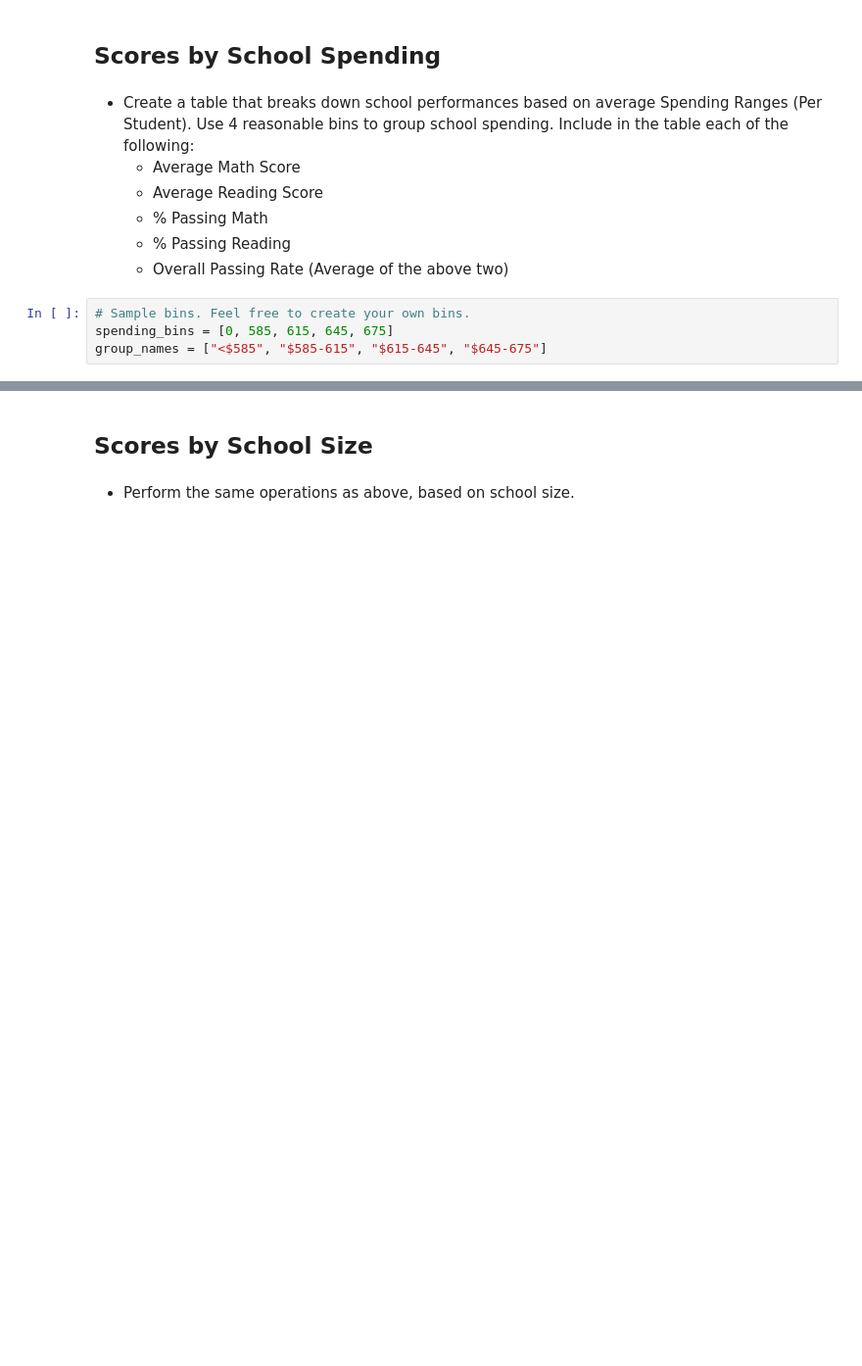
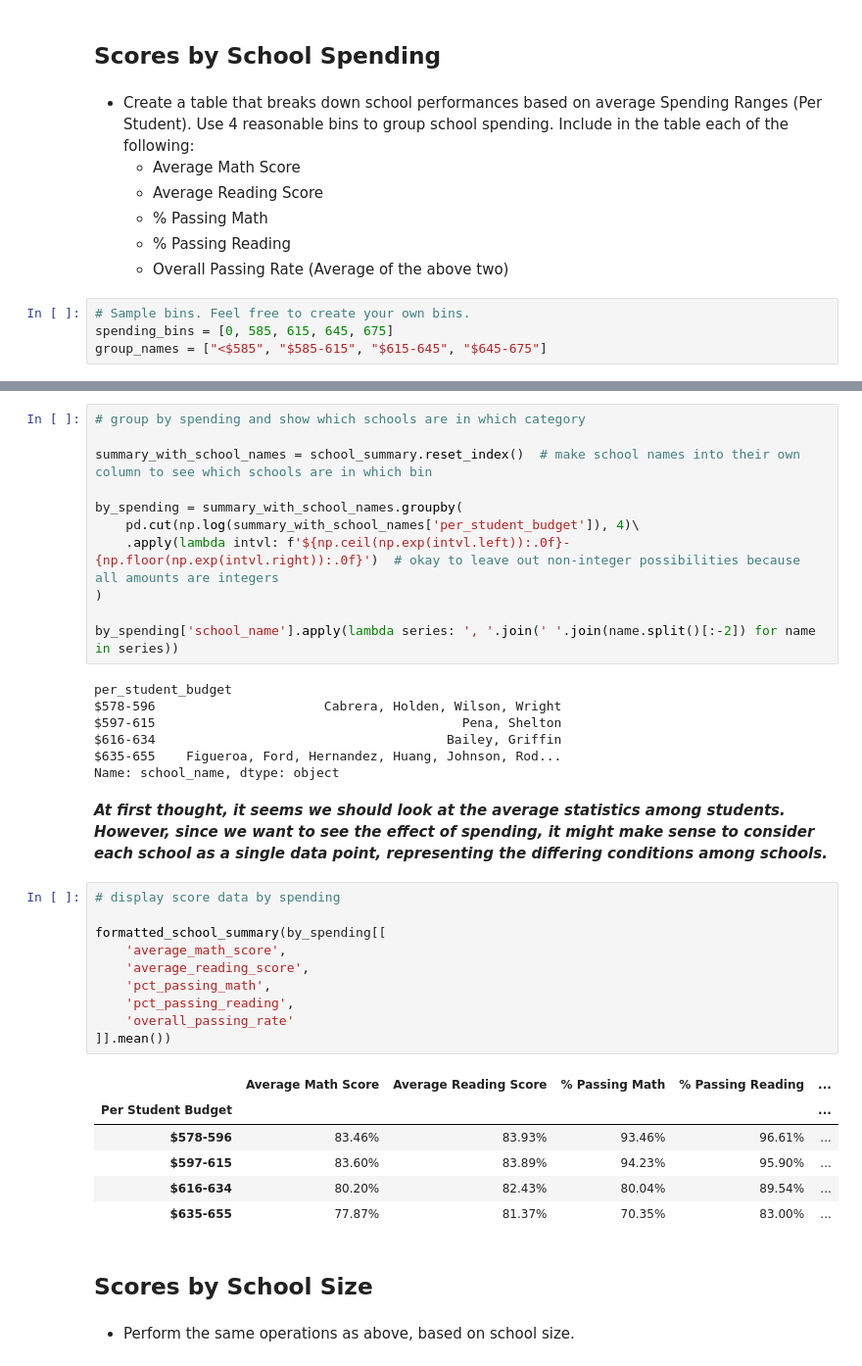
Before and after one commit to eanord4/pandas-challenge, a Jupyter notebook: PyCitySchools/PyCitySchools_EAN.ipynb, the cells around one changed output, grey strips where cells are left out. Shown at 98% size. Drawn from its saved outputs; the diff is of its cells as text; blank space fills up the shorter version.

```diff
--- a/PyCitySchools/PyCitySchools_EAN.ipynb
+++ b/PyCitySchools/PyCitySchools_EAN.ipynb
@@ -328,3 +349,40 @@ group_names = ["<$585", "$585-615", "$615-645", "$645-675"]
+# %%
+# group by spending and show which schools are in which category
+
+summary_with_school_names = school_summary.reset_index()  # make school names into their own column to see which schools are in which bin
+
+by_spending = summary_with_school_names.groupby(
+    pd.cut(np.log(summary_with_school_names['per_student_budget']), 4)\
+    .apply(lambda intvl: f'${np.ceil(np.exp(intvl.left)):.0f}-{np.floor(np.exp(intvl.right)):.0f}')  # okay to leave out non-integer possibilities because all amounts are integers
+)
+
+by_spending['school_name'].apply(lambda series: ', '.join(' '.join(name.split()[:-2]) for name in series))
+# %% [output]
+per_student_budget
+$578-596                      Cabrera, Holden, Wilson, Wright
+$597-615                                        Pena, Shelton
+$616-634                                      Bailey, Griffin
+$635-655    Figueroa, Ford, Hernandez, Huang, Johnson, Rod...
+Name: school_name, dtype: object
+# %% [markdown]
+***At first thought, it seems we should look at the average statistics among students. However, since we want to see the effect of spending, it might make sense to consider each school as a single data point, representing the differing conditions among schools.***
+# %%
+# display score data by spending
+
+formatted_school_summary(by_spending[[
+    'average_math_score',
+    'average_reading_score',
+    'pct_passing_math',
+    'pct_passing_reading',
+    'overall_passing_rate'
+]].mean())
+# %% [output]
+|  | Average Math Score | Average Reading Score | % Passing Math | % Passing Reading | ... |
+| Per Student Budget |  |  |  |  | ... |
+| $578-596 | 83.46% | 83.93% | 93.46% | 96.61% | ... |
+| $597-615 | 83.60% | 83.89% | 94.23% | 95.90% | ... |
+| $616-634 | 80.20% | 82.43% | 80.04% | 89.54% | ... |
+| $635-655 | 77.87% | 81.37% | 70.35% | 83.00% | ... |
 # %% [markdown]
 ## Scores by School Size
 # %% [markdown]
```
Also changed, not shown: parts of 12 cells of this notebook.
